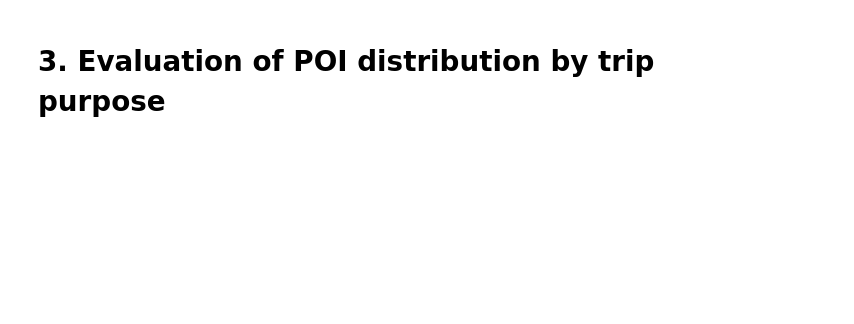
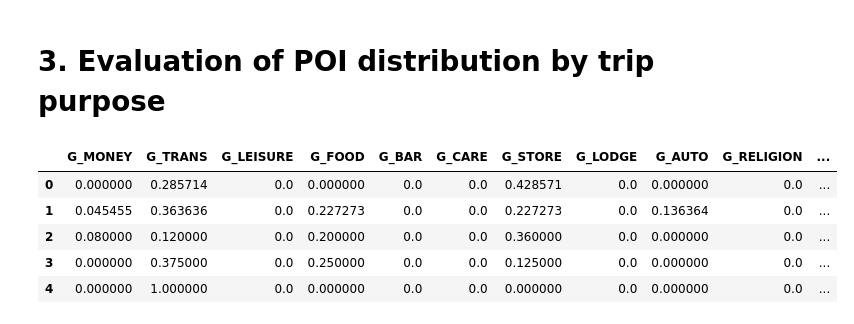
Before and after one commit to Thomasjkeel/Trip_Purpose_Classification, a Jupyter notebook: Notebooks/analysis/exploratory_data_analysis.ipynb, the cells around one changed output. Cells and saved outputs as stored; diff of their text form; code cells hidden in the pictures; blank space fills up the shorter version.

```diff
--- a/Notebooks/analysis/exploratory_data_analysis.ipynb
+++ b/Notebooks/analysis/exploratory_data_analysis.ipynb
@@ -310,0 +319,9 @@ ax.legend(legend_elements, LONG_NAMES,fontsize=15, loc='upper left', ncol=len(LO
+# %%
+poi_trips.head()
+# %% [output]
+|  | G_MONEY | G_TRANS | G_LEISURE | G_FOOD | G_BAR | G_CARE | G_STORE | G_LODGE | G_AUTO | G_RELIGION | ... |
+| 0 | 0.000000 | 0.285714 | 0.0 | 0.000000 | 0.0 | 0.0 | 0.428571 | 0.0 | 0.000000 | 0.0 | ... |
+| 1 | 0.045455 | 0.363636 | 0.0 | 0.227273 | 0.0 | 0.0 | 0.227273 | 0.0 | 0.136364 | 0.0 | ... |
+| 2 | 0.080000 | 0.120000 | 0.0 | 0.200000 | 0.0 | 0.0 | 0.360000 | 0.0 | 0.000000 | 0.0 | ... |
+| 3 | 0.000000 | 0.375000 | 0.0 | 0.250000 | 0.0 | 0.0 | 0.125000 | 0.0 | 0.000000 | 0.0 | ... |
+| 4 | 0.000000 | 1.000000 | 0.0 | 0.000000 | 0.0 | 0.0 | 0.000000 | 0.0 | 0.000000 | 0.0 | ... |
```
Also changed, not shown: parts of 7 cells of this notebook, 5 other files.
